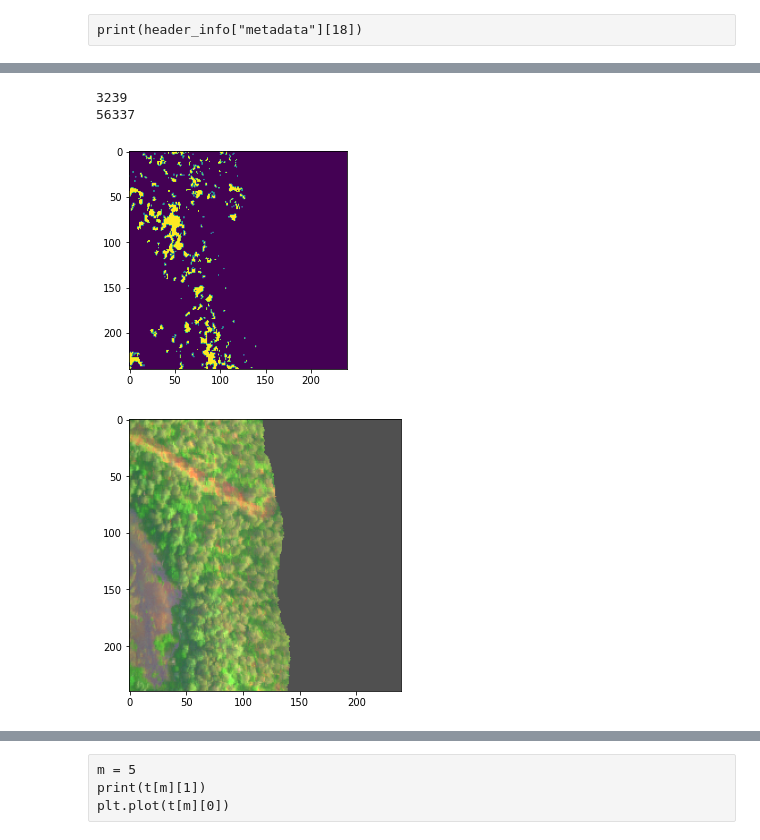
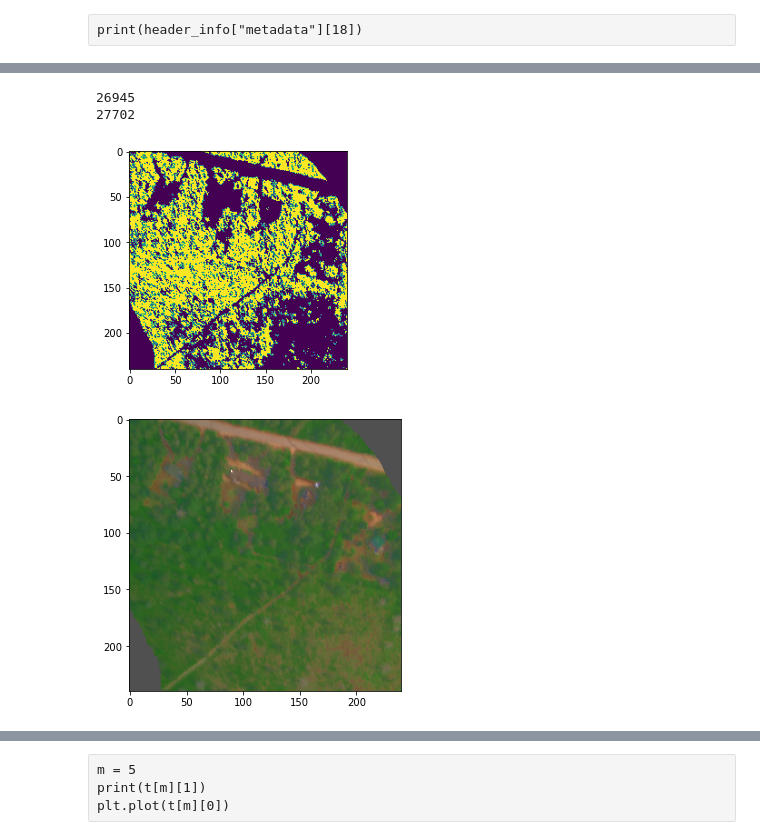
Before and after one commit to KopiousKarp/UD_ELEG404_TreeProject, a Jupyter notebook: DataMining.ipynb, the cells around one changed output, grey strips where cells are left out. Cells and saved outputs as stored; diff of their text form; code cells hidden in the pictures.

```diff
--- a/DataMining.ipynb
+++ b/DataMining.ipynb
@@ -177,24 +197,37 @@ plt.legend()
 # %%
-def isTreePixbyPix(frame):
+#New algroithm Using FFT
+def isTreePixbyPix(frame,treePixel):
+#     aTreeFFT = np.fft.fft(treePixel[0:])
     heatmap = np.zeros([frame.shape[0],frame.shape[1],3])  # Creating Heatmap with zeros and ones
     treePixels = []
     nonTreePixels = []
+
     for x in range(frame.shape[0]):
         for y in range(frame.shape[1]):
-            if(frame[x,y,100] > 800 and (frame[x,y,60] < frame[x,y,80]-1800)):#and (frame[x,y,60] < frame[x,y,25])
+#             pixFFT = np.fft.fft(frame[x,y,0:])
+#             fftPercentDiff = 100* abs(sum((pixFFT[:] - aTreeFFT[:]) / aTreeFFT[:])/len(aTreeFFT))
+#             print(fftPercentDiff)
+#             fftPercentDiff = 100 * abs(sum((treePixel[:] - frame[x,y,0:][:]) / treePixel[:])/len(treePixel))
+#             if(fftPercentDiff < 30):
+#                 treePixels.append([frame[x,y,:],1])
+#                 heatmap[x,y,1] = 255
+#             if(fftPercentDiff > 7):
+#                 nonTreePixels.append([frame[x,y,:],0])
+            cc = np.corrcoef(treePixel, frame[x,y,:])[0,1]
+            if(cc > .9975):
                 treePixels.append([frame[x,y,:],1])
                 heatmap[x,y,1] = 255
-            if(frame[x,y,80] < 2500 or (frame[x,y,60] > frame[x,y,80]-2000) or (frame[x,y,60] > frame[x,y,25])):
+            if(cc < .9975):
                 nonTreePixels.append([frame[x,y,:],0])
     return treePixels, nonTreePixels, heatmap
-t, n, hmp = isTreePixbyPix(miniframes[13])
-t2,n2,hmp2 = isTreePixbyPix(miniframes[4])
+t, n, hmp = isTreePixbyPix(miniframes[11],miniframes[12][200,180,0:])
+# t2,n2,hmp2 = isTreePixbyPix(miniframes[4])
 plt.imshow(hmp[:,:,1])
-showframes(miniframes[13:14])
+showframes(miniframes[11:12])
 print(len(t))
 print(len(n))
 # %% [output]
-3239
-56337
+26945
+27702
-[figure, old version]
+[figure, new version]
-[figure, old version]
+[figure, new version]
```
Also changed, not shown: parts of 6 cells of this notebook, 3 other files.
